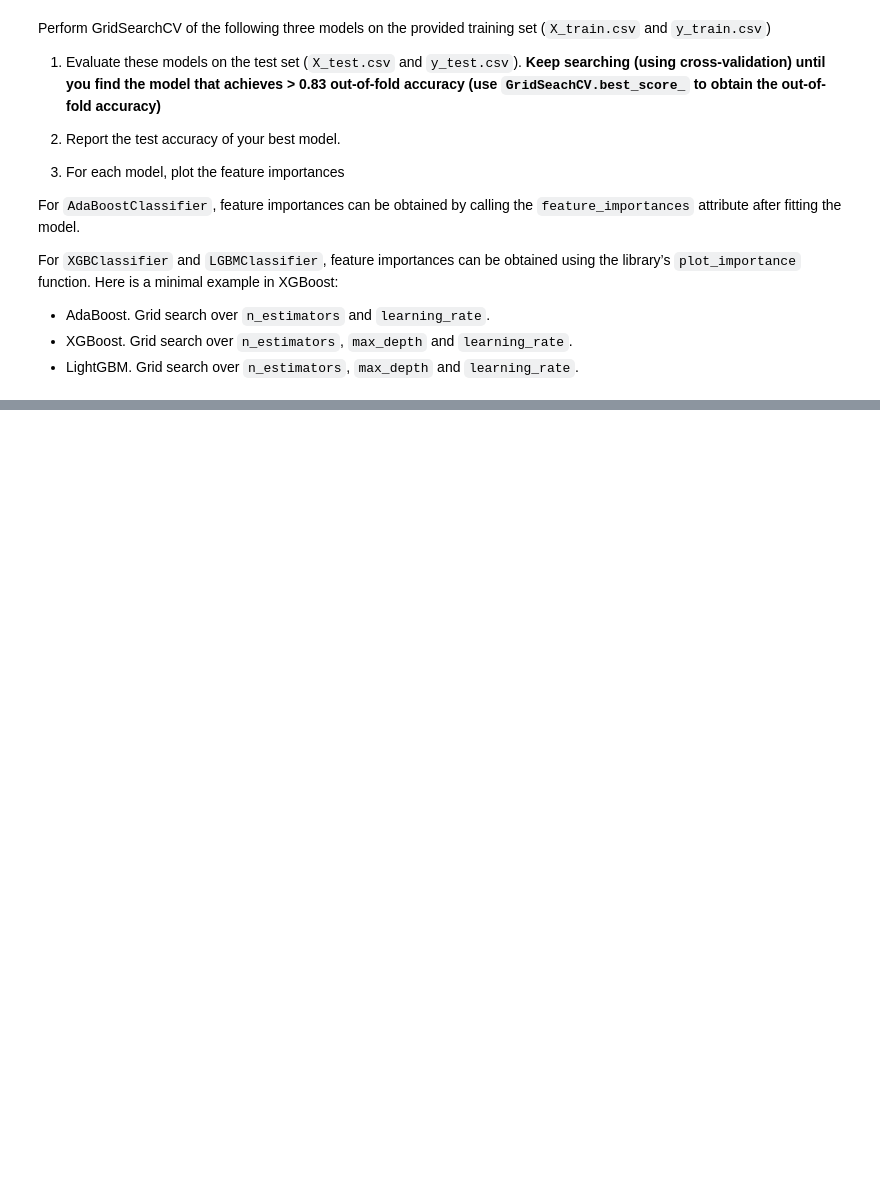
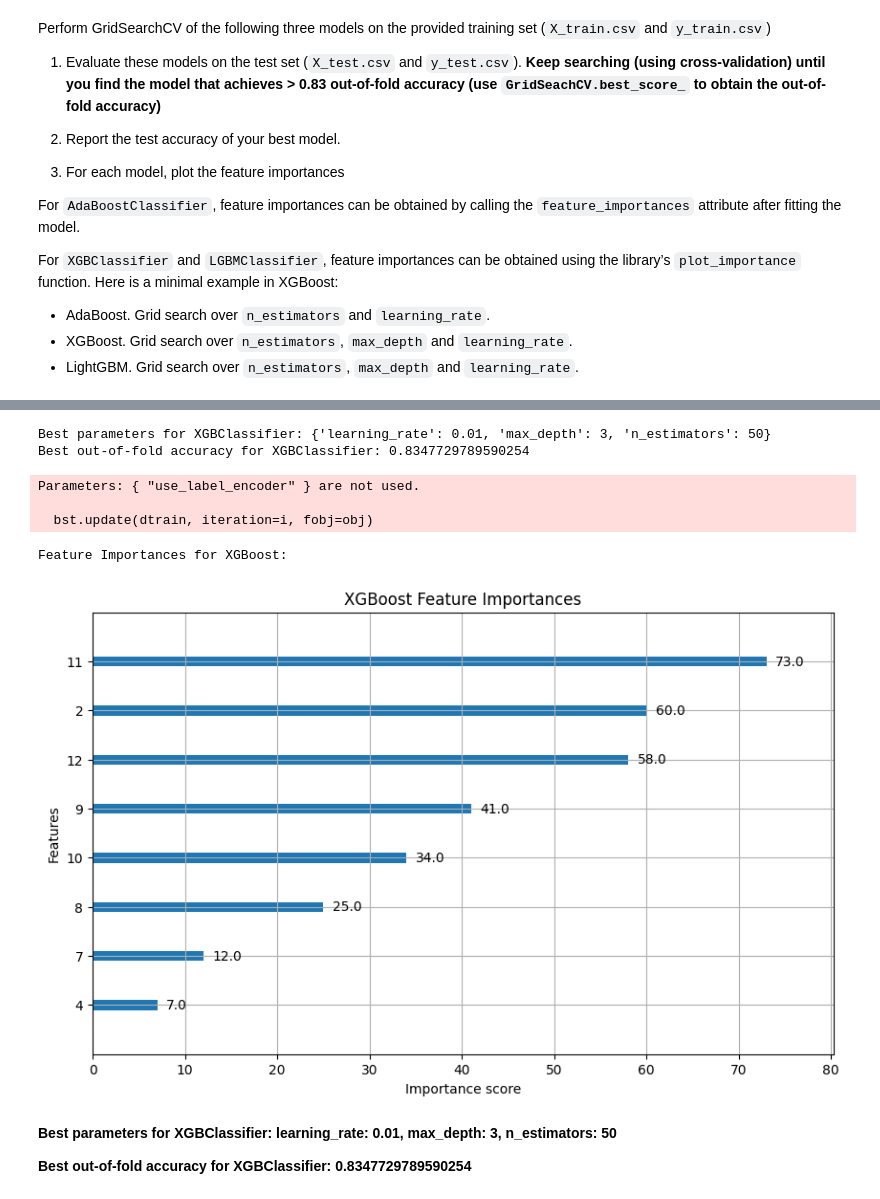
Before and after one commit to H0wAreU/Statistical-Learning-Labs., a Jupyter notebook: Lab07_Boosted_trees.ipynb, the cells around one changed output, grey strips where cells are left out. Saved outputs shown, nothing was run; the diff lists cells and outputs as text; code cells hidden in the pictures; blank space fills up the shorter version.

```diff
--- a/Lab07_Boosted_trees.ipynb
+++ b/Lab07_Boosted_trees.ipynb
@@ -57,0 +126,50 @@ X_train
+# %%
+from xgboost import XGBClassifier
+
+# Define the estimator (XGBClassifier)
+xgb = XGBClassifier(objective='binary:logistic', eval_metric='logloss', use_label_encoder=False, random_state=42)
+
+# Define the parameter grid for XGBoost
+param_xgb = {
+    'n_estimators': [50, 100, 200],
+    'max_depth': [3, 5, 7],
+    'learning_rate': [0.01, 0.1, 0.2]
+}
+
+# Perform GridSearchCV for XGBoost
+grid_search_xgb = GridSearchCV(
+    estimator=xgb,
+    param_grid=param_xgb,
+    cv=5,
+    scoring='accuracy',
+    n_jobs=-1 # Use all available cores
+)
+
+grid_search_xgb.fit(X_train, y_train)
+
+print("Best parameters for XGBClassifier:", grid_search_xgb.best_params_)
+print("Best out-of-fold accuracy for XGBClassifier:", grid_search_xgb.best_score_)
+# %% [output]
+Best parameters for XGBClassifier: {'learning_rate': 0.01, 'max_depth': 3, 'n_estimators': 50}
+Best out-of-fold accuracy for XGBClassifier: 0.8347729789590254
+Parameters: { "use_label_encoder" } are not used.
+
+  bst.update(dtrain, iteration=i, fobj=obj)
+# %%
+import matplotlib.pyplot as plt
+from xgboost import plot_importance # Import plot_importance from xgboost
+
+best_xgb = grid_search_xgb.best_estimator_
+
+print("Feature Importances for XGBoost:")
+fig, ax = plt.subplots(figsize=(10, 6))
+plot_importance(best_xgb, ax=ax) # Pass the axes object to plot_importance
+plt.title('XGBoost Feature Importances')
+plt.show()
+# %% [output]
+Feature Importances for XGBoost:
+[figure, added]
+# %% [markdown]
+**Best parameters for XGBClassifier: learning_rate: 0.01, max_depth: 3, n_estimators: 50**
+
+**Best out-of-fold accuracy for XGBClassifier: 0.8347729789590254**
```
Also changed, not shown: parts of 13 cells of this notebook.
